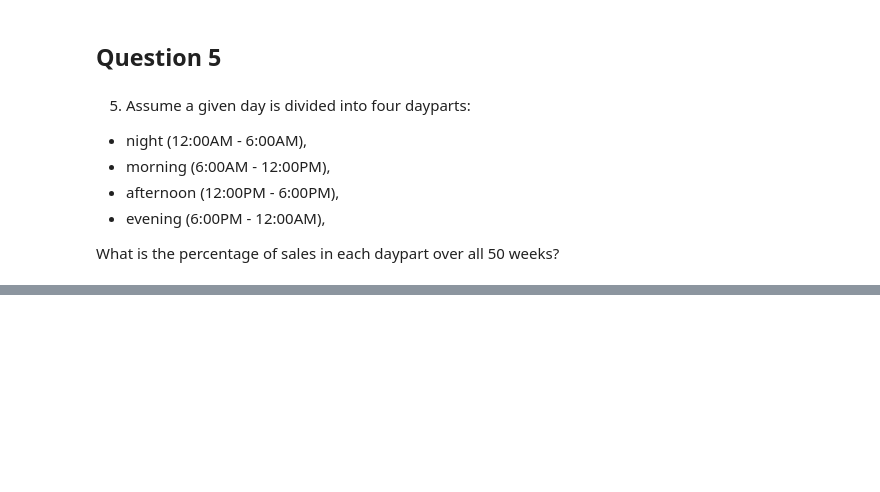
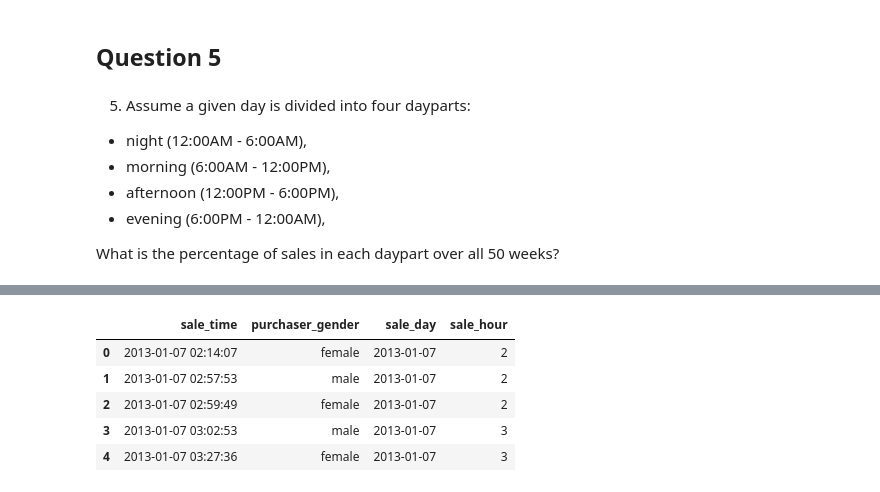
Before and after one commit to tugceturkkal/Data-Projects, a Jupyter notebook: Sales Data Analysis.ipynb, the cells around one changed output, grey strips where cells are left out. Saved outputs shown, nothing was run; the diff lists cells and outputs as text; code cells hidden in the pictures; blank space fills up the shorter version.

```diff
--- a/Sales Data Analysis.ipynb
+++ b/Sales Data Analysis.ipynb
@@ -250,0 +264,10 @@ What is the percentage of sales in each daypart over all 50 weeks?
+# %%
+data['sale_hour'] = pd.to_datetime(data['sale_time']).dt.hour
+data.head()
+# %% [output]
+|  | sale_time | purchaser_gender | sale_day | sale_hour |
+| 0 | 2013-01-07 02:14:07 | female | 2013-01-07 | 2 |
+| 1 | 2013-01-07 02:57:53 | male | 2013-01-07 | 2 |
+| 2 | 2013-01-07 02:59:49 | female | 2013-01-07 | 2 |
+| 3 | 2013-01-07 03:02:53 | male | 2013-01-07 | 3 |
+| 4 | 2013-01-07 03:27:36 | female | 2013-01-07 | 3 |
```
Also changed, not shown: parts of 8 cells of this notebook.
